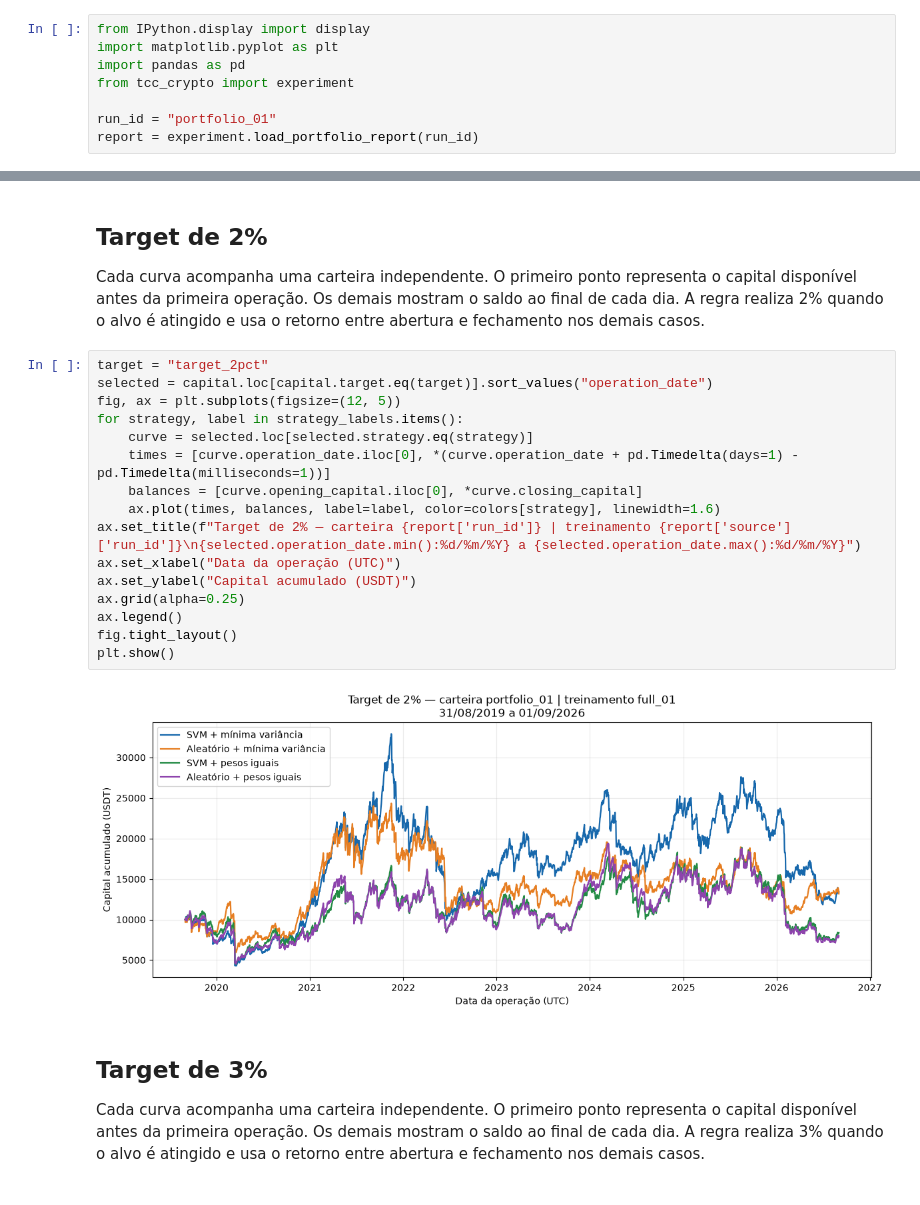
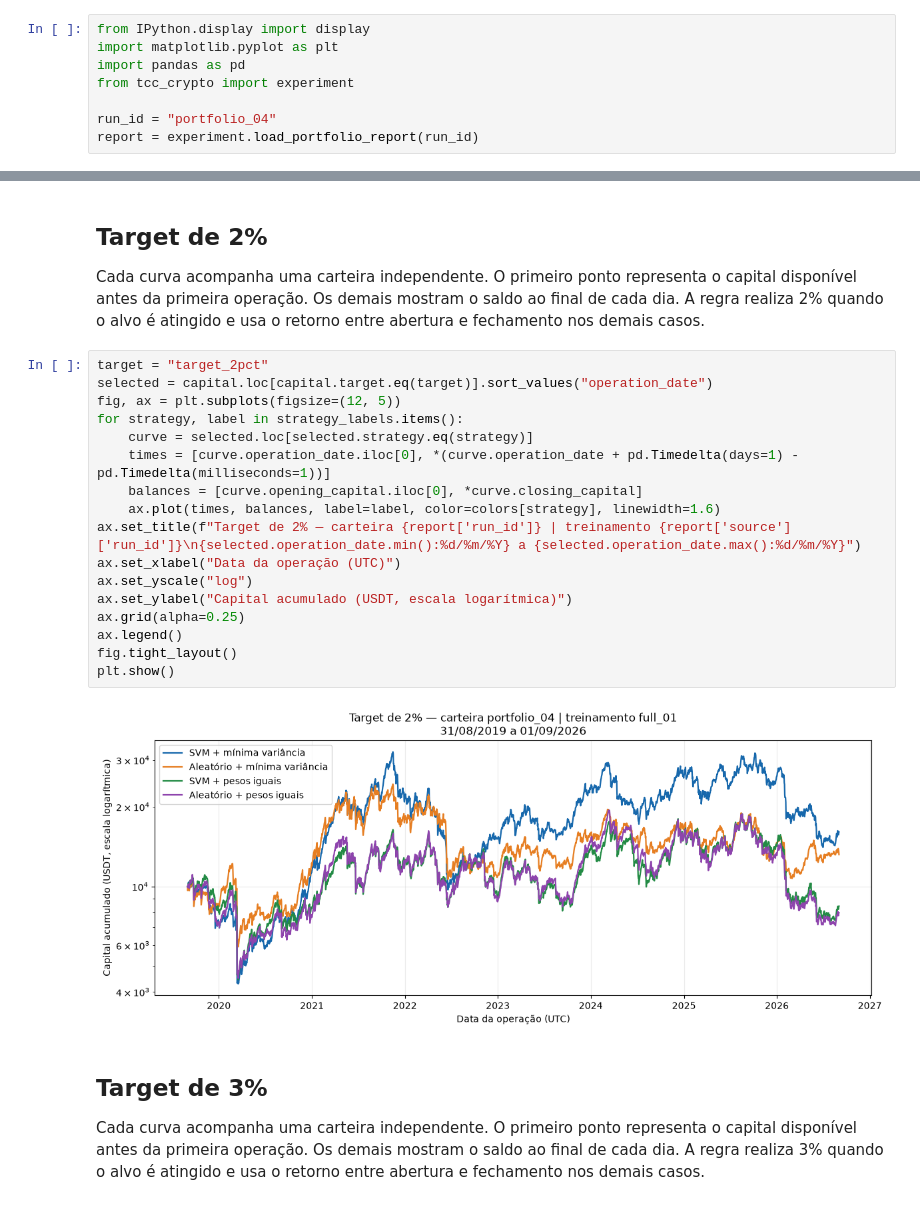
Before and after one commit to marcelasilverio/tcc_crypto, a Jupyter notebook: notebooks/19_binance_daily_portfolio_results_visual_report.ipynb, the cells around one changed output, grey strips where cells are left out. Saved outputs shown, nothing was run; the diff lists cells and outputs as text.

```diff
--- a/notebooks/19_binance_daily_portfolio_results_visual_report.ipynb
+++ b/notebooks/19_binance_daily_portfolio_results_visual_report.ipynb
@@ -10,5 +12,5 @@ import matplotlib.pyplot as plt
 import pandas as pd
 from tcc_crypto import experiment
 
-run_id = "portfolio_01"
+run_id = "portfolio_04"
 report = experiment.load_portfolio_report(run_id)
@@ -110,21 +111,22 @@ Cada curva acompanha uma carteira independente. O primeiro ponto representa o ca
 # %%
 target = "target_2pct"
 selected = capital.loc[capital.target.eq(target)].sort_values("operation_date")
 fig, ax = plt.subplots(figsize=(12, 5))
 for strategy, label in strategy_labels.items():
     curve = selected.loc[selected.strategy.eq(strategy)]
     times = [curve.operation_date.iloc[0], *(curve.operation_date + pd.Timedelta(days=1) - pd.Timedelta(milliseconds=1))]
     balances = [curve.opening_capital.iloc[0], *curve.closing_capital]
     ax.plot(times, balances, label=label, color=colors[strategy], linewidth=1.6)
 ax.set_title(f"Target de 2% — carteira {report['run_id']} | treinamento {report['source']['run_id']}\n{selected.operation_date.min():%d/%m/%Y} a {selected.operation_date.max():%d/%m/%Y}")
 ax.set_xlabel("Data da operação (UTC)")
-ax.set_ylabel("Capital acumulado (USDT)")
+ax.set_yscale("log")
+ax.set_ylabel("Capital acumulado (USDT, escala logarítmica)")
 ax.grid(alpha=0.25)
 ax.legend()
 fig.tight_layout()
 plt.show()
 # %% [output]
-[figure, old version]
+[figure, new version]
 # %% [markdown]
 ## Target de 3%
 
```
Also changed, not shown: parts of 6 cells of this notebook, 38 other files.
